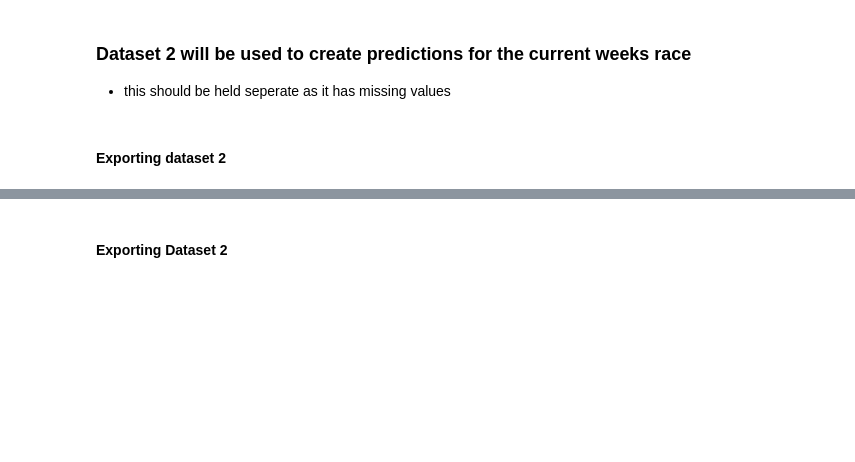
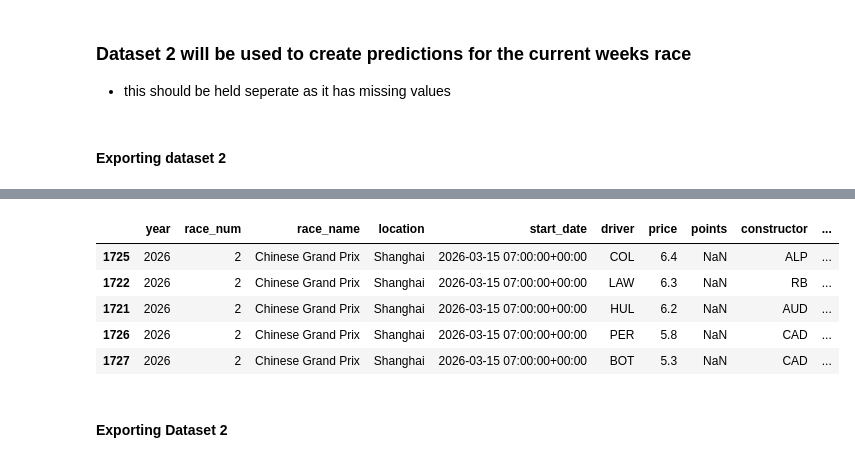
Before and after one commit to jguptil1/F1Fantasy, a Jupyter notebook: notebooks/cleaning/driverLevelDataClean.ipynb, the cells around one changed output, grey strips where cells are left out. Cells and saved outputs as stored; diff of their text form; code cells hidden in the pictures; blank space fills up the shorter version.

```diff
--- a/notebooks/cleaning/driverLevelDataClean.ipynb
+++ b/notebooks/cleaning/driverLevelDataClean.ipynb
@@ -195,5 +195,14 @@ Race: 1, Year: 2026
 # %%
 current_week_driver_price_points = driver_price_points[(driver_price_points["race_num"] == current_week_race_num) & (driver_price_points["year"] == current_year)]
+# %%
+current_week_driver_price_points.tail()
+# %% [output]
+|  | year | race_num | race_name | location | start_date | driver | price | points | constructor | ... |
+| 1725 | 2026 | 2 | Chinese Grand Prix | Shanghai | 2026-03-15 07:00:00+00:00 | COL | 6.4 | NaN | ALP | ... |
+| 1722 | 2026 | 2 | Chinese Grand Prix | Shanghai | 2026-03-15 07:00:00+00:00 | LAW | 6.3 | NaN | RB | ... |
+| 1721 | 2026 | 2 | Chinese Grand Prix | Shanghai | 2026-03-15 07:00:00+00:00 | HUL | 6.2 | NaN | AUD | ... |
+| 1726 | 2026 | 2 | Chinese Grand Prix | Shanghai | 2026-03-15 07:00:00+00:00 | PER | 5.8 | NaN | CAD | ... |
+| 1727 | 2026 | 2 | Chinese Grand Prix | Shanghai | 2026-03-15 07:00:00+00:00 | BOT | 5.3 | NaN | CAD | ... |
 # %% [markdown]
 #### Exporting Dataset 2
 # %%
```
Also changed, not shown: parts of 7 cells of this notebook, 15 other files.
